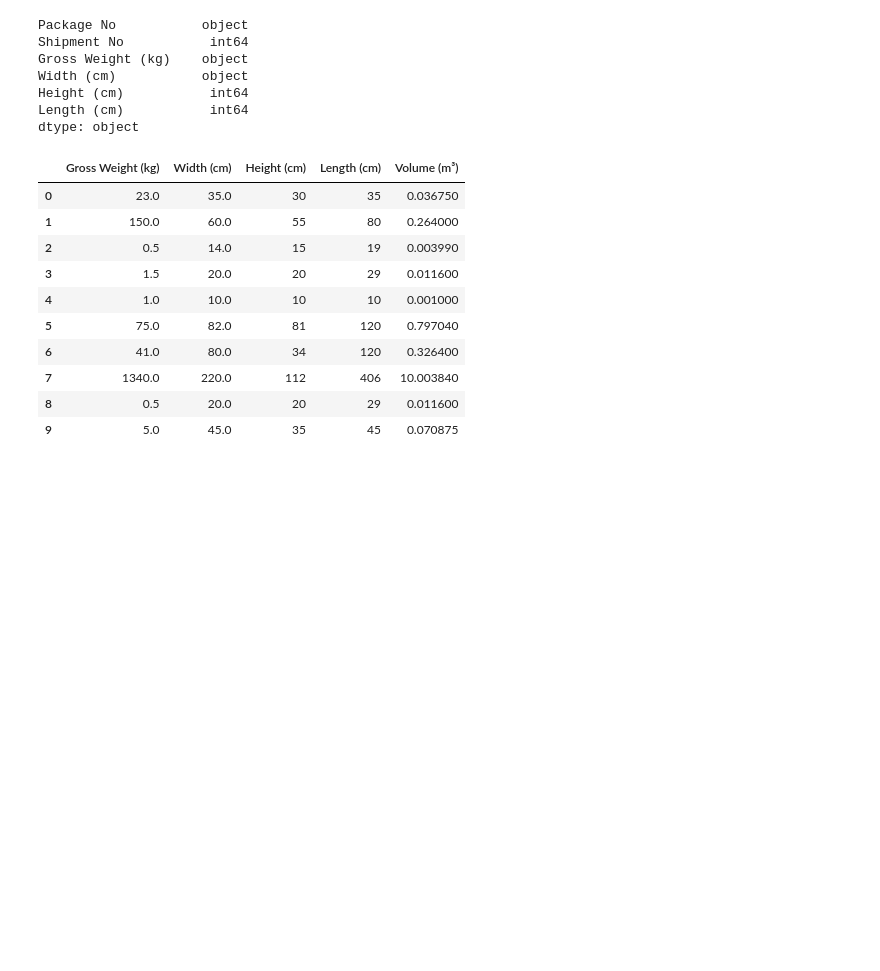
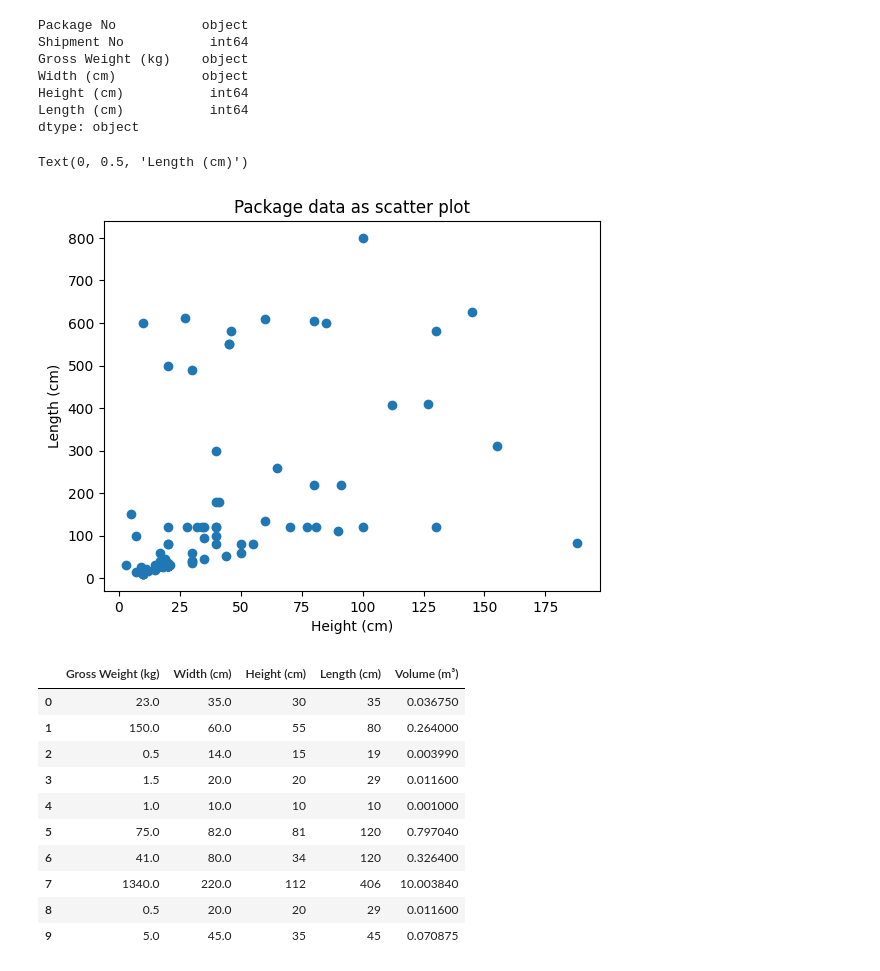
Before and after one commit to FrankCastlepancakes/ClusteringScikitLearn, a Jupyter notebook: notebook.ipynb, the cells around one changed output. Drawn from its saved outputs; the diff is of its cells as text; code cells hidden in the pictures; blank space fills up the shorter version.

```diff
--- a/notebook.ipynb
+++ b/notebook.ipynb
@@ -35,4 +35,13 @@ Width (cm)           object
 Height (cm)           int64
 Length (cm)           int64
 dtype: object
+# %%
+# Plot data as scatter
+scatter(packages_df["Height (cm)"].to_numpy(), packages_df["Length (cm)"].to_numpy())
+title("Package data as scatter plot")
+xlabel("Height (cm)")
+ylabel("Length (cm)")
+# %% [output]
+Text(0, 0.5, 'Length (cm)')
+[figure, added]
 # %%
```
Also changed, not shown: parts of 12 cells of this notebook, 2 other files.
